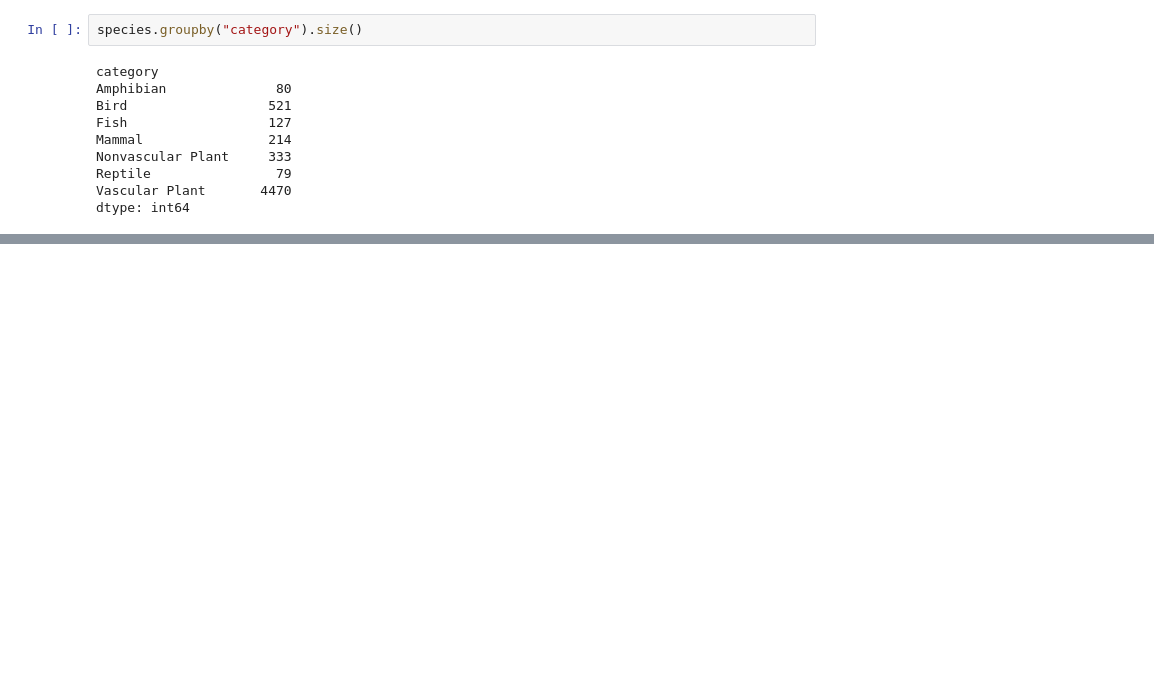
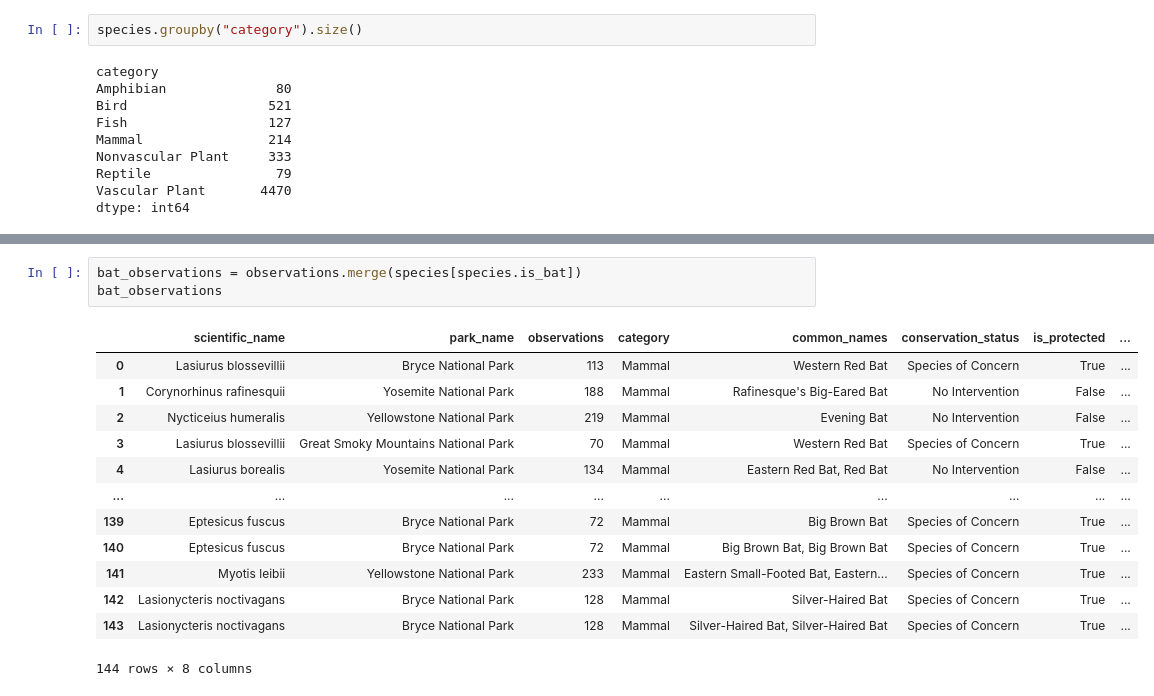
Before and after one commit to SurajMaharja/National-Park-Service, a Jupyter notebook: biodiversity.ipynb, the cells around one changed output, grey strips where cells are left out. Drawn from its saved outputs; the diff is of its cells as text; blank space fills up the shorter version.

```diff
--- a/biodiversity.ipynb
+++ b/biodiversity.ipynb
@@ -55,0 +274,17 @@ dtype: int64
+# %%
+bat_observations = observations.merge(species[species.is_bat])
+bat_observations
+# %% [output]
+|  | scientific_name | park_name | observations | category | common_names | conservation_status | is_protected | ... |
+| 0 | Lasiurus blossevillii | Bryce National Park | 113 | Mammal | Western Red Bat | Species of Concern | True | ... |
+| 1 | Corynorhinus rafinesquii | Yosemite National Park | 188 | Mammal | Rafinesque's Big-Eared Bat | No Intervention | False | ... |
+| 2 | Nycticeius humeralis | Yellowstone National Park | 219 | Mammal | Evening Bat | No Intervention | False | ... |
+| 3 | Lasiurus blossevillii | Great Smoky Mountains National Park | 70 | Mammal | Western Red Bat | Species of Concern | True | ... |
+| 4 | Lasiurus borealis | Yosemite National Park | 134 | Mammal | Eastern Red Bat, Red Bat | No Intervention | False | ... |
+| ... | ... | ... | ... | ... | ... | ... | ... | ... |
+| 139 | Eptesicus fuscus | Bryce National Park | 72 | Mammal | Big Brown Bat | Species of Concern | True | ... |
+| 140 | Eptesicus fuscus | Bryce National Park | 72 | Mammal | Big Brown Bat, Big Brown Bat | Species of Concern | True | ... |
+| 141 | Myotis leibii | Yellowstone National Park | 233 | Mammal | Eastern Small-Footed Bat, Eastern... | Species of Concern | True | ... |
+| 142 | Lasionycteris noctivagans | Bryce National Park | 128 | Mammal | Silver-Haired Bat | Species of Concern | True | ... |
+| 143 | Lasionycteris noctivagans | Bryce National Park | 128 | Mammal | Silver-Haired Bat, Silver-Haired Bat | Species of Concern | True | ... |
+144 rows × 8 columns
```
Also changed, not shown: parts of 21 cells of this notebook.
